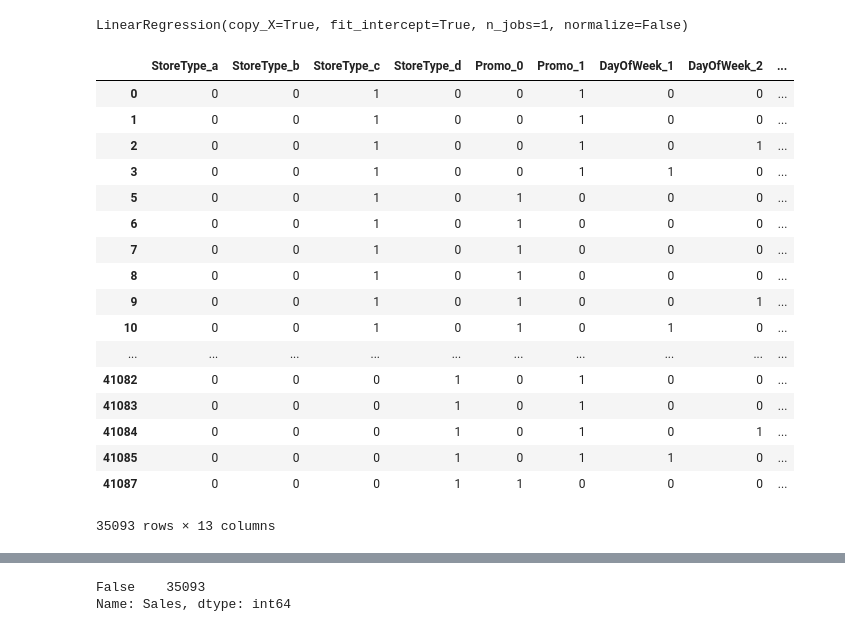
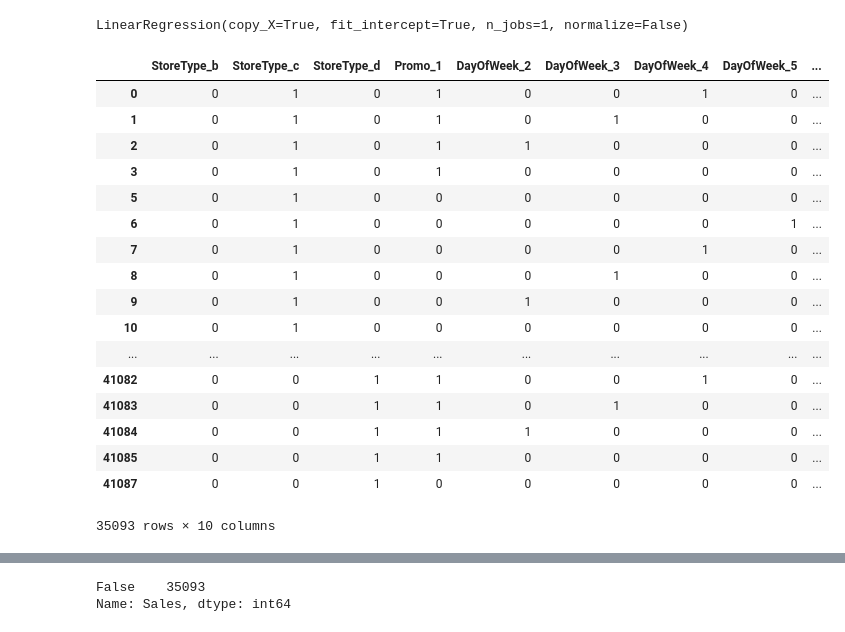
Before and after one commit to sososummer88/Rossmann-Store-Sale---Kaggle-Competition, a Jupyter notebook: Capstone Project - Fang Hong.ipynb, the cells around one changed output, grey strips where cells are left out. Saved outputs shown, nothing was run; the diff lists cells and outputs as text; code cells hidden in the pictures.

```diff
--- a/Capstone Project - Fang Hong.ipynb
+++ b/Capstone Project - Fang Hong.ipynb
@@ -945,28 +907,28 @@ lr.fit(X,y)
 LinearRegression(copy_X=True, fit_intercept=True, n_jobs=1, normalize=False)
 # %%
 # set the x value with data from test df
-feature_cols=['StoreType_a','StoreType_b', 'StoreType_c', 'StoreType_d', 'Promo_0', 'Promo_1', 'DayOfWeek_1', 'DayOfWeek_2', 'DayOfWeek_3', 'DayOfWeek_4', 'DayOfWeek_5', 'DayOfWeek_6', 'DayOfWeek_7']
+feature_cols=['StoreType_b', 'StoreType_c', 'StoreType_d', 'Promo_1', 'DayOfWeek_2', 'DayOfWeek_3', 'DayOfWeek_4', 'DayOfWeek_5', 'DayOfWeek_6', 'DayOfWeek_7']
 X=test_store_get_dummy[feature_cols]
 X.fillna(X.mean(), inplace=True)
 # %% [output]
-|  | StoreType_a | StoreType_b | StoreType_c | StoreType_d | Promo_0 | Promo_1 | DayOfWeek_1 | DayOfWeek_2 | ... |
-| 0 | 0 | 0 | 1 | 0 | 0 | 1 | 0 | 0 | ... |
-| 1 | 0 | 0 | 1 | 0 | 0 | 1 | 0 | 0 | ... |
-| 2 | 0 | 0 | 1 | 0 | 0 | 1 | 0 | 1 | ... |
-| 3 | 0 | 0 | 1 | 0 | 0 | 1 | 1 | 0 | ... |
-| 5 | 0 | 0 | 1 | 0 | 1 | 0 | 0 | 0 | ... |
-| 6 | 0 | 0 | 1 | 0 | 1 | 0 | 0 | 0 | ... |
-| 7 | 0 | 0 | 1 | 0 | 1 | 0 | 0 | 0 | ... |
-| 8 | 0 | 0 | 1 | 0 | 1 | 0 | 0 | 0 | ... |
-| 9 | 0 | 0 | 1 | 0 | 1 | 0 | 0 | 1 | ... |
-| 10 | 0 | 0 | 1 | 0 | 1 | 0 | 1 | 0 | ... |
+|  | StoreType_b | StoreType_c | StoreType_d | Promo_1 | DayOfWeek_2 | DayOfWeek_3 | DayOfWeek_4 | DayOfWeek_5 | ... |
+| 0 | 0 | 1 | 0 | 1 | 0 | 0 | 1 | 0 | ... |
+| 1 | 0 | 1 | 0 | 1 | 0 | 1 | 0 | 0 | ... |
+| 2 | 0 | 1 | 0 | 1 | 1 | 0 | 0 | 0 | ... |
+| 3 | 0 | 1 | 0 | 1 | 0 | 0 | 0 | 0 | ... |
+| 5 | 0 | 1 | 0 | 0 | 0 | 0 | 0 | 0 | ... |
+| 6 | 0 | 1 | 0 | 0 | 0 | 0 | 0 | 1 | ... |
+| 7 | 0 | 1 | 0 | 0 | 0 | 0 | 1 | 0 | ... |
+| 8 | 0 | 1 | 0 | 0 | 0 | 1 | 0 | 0 | ... |
+| 9 | 0 | 1 | 0 | 0 | 1 | 0 | 0 | 0 | ... |
+| 10 | 0 | 1 | 0 | 0 | 0 | 0 | 0 | 0 | ... |
 | ... | ... | ... | ... | ... | ... | ... | ... | ... | ... |
-| 41082 | 0 | 0 | 0 | 1 | 0 | 1 | 0 | 0 | ... |
-| 41083 | 0 | 0 | 0 | 1 | 0 | 1 | 0 | 0 | ... |
-| 41084 | 0 | 0 | 0 | 1 | 0 | 1 | 0 | 1 | ... |
-| 41085 | 0 | 0 | 0 | 1 | 0 | 1 | 1 | 0 | ... |
-| 41087 | 0 | 0 | 0 | 1 | 1 | 0 | 0 | 0 | ... |
+| 41082 | 0 | 0 | 1 | 1 | 0 | 0 | 1 | 0 | ... |
+| 41083 | 0 | 0 | 1 | 1 | 0 | 1 | 0 | 0 | ... |
+| 41084 | 0 | 0 | 1 | 1 | 1 | 0 | 0 | 0 | ... |
+| 41085 | 0 | 0 | 1 | 1 | 0 | 0 | 0 | 0 | ... |
+| 41087 | 0 | 0 | 1 | 0 | 0 | 0 | 0 | 0 | ... |
-35093 rows × 13 columns
+35093 rows × 10 columns
 # %%
 list(zip(feature_cols, lr.coef_))
 # %% [output]
```
Also changed, not shown: parts of 49 cells of this notebook.
